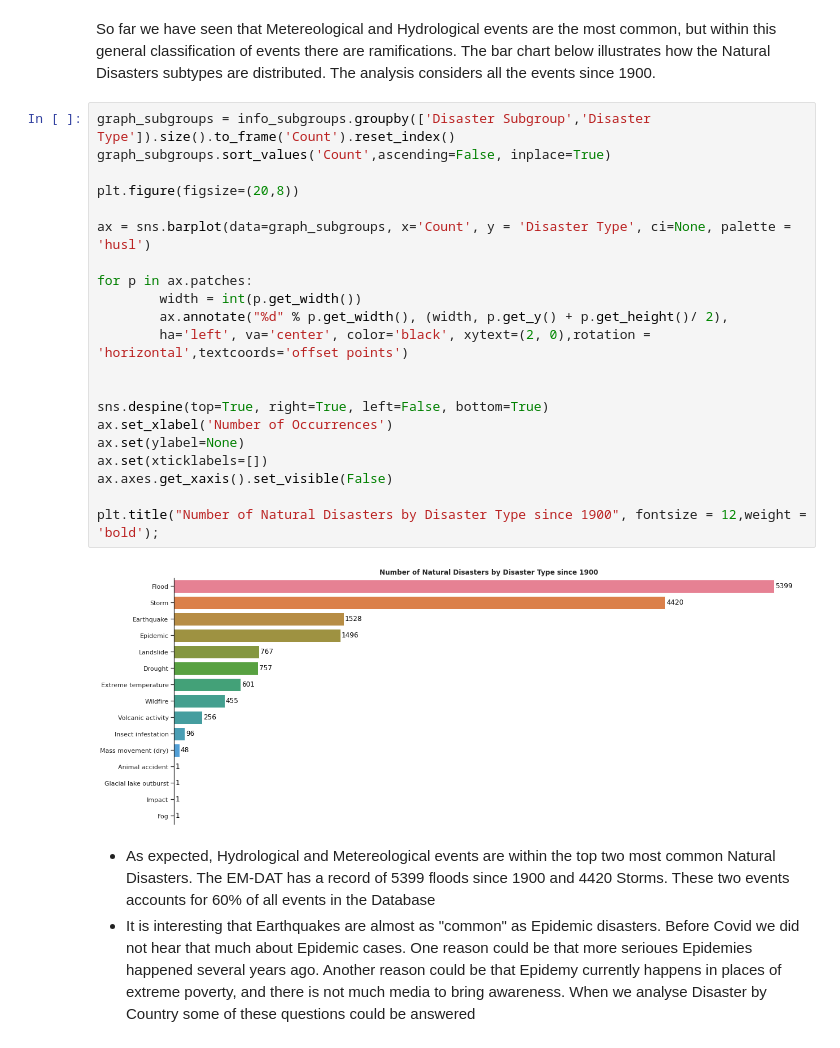
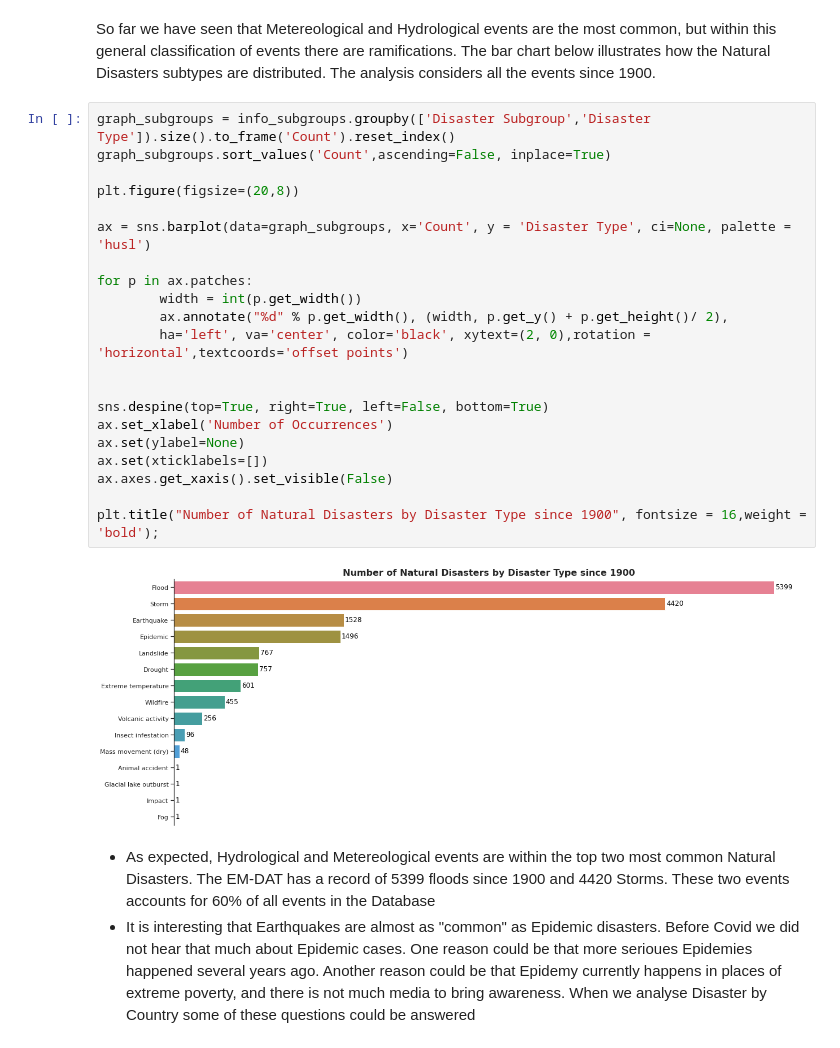
Before and after one commit to negrinij/EDA, a Jupyter notebook: EM-DAT/eda-natural-disasters.ipynb, the cells around one changed output. Cells and saved outputs as stored; diff of their text form.

```diff
--- a/EM-DAT/eda-natural-disasters.ipynb
+++ b/EM-DAT/eda-natural-disasters.ipynb
@@ -311,26 +327,26 @@ So far we have seen that Metereological and Hydrological events are the most com
 # %%
 graph_subgroups = info_subgroups.groupby(['Disaster Subgroup','Disaster Type']).size().to_frame('Count').reset_index()
 graph_subgroups.sort_values('Count',ascending=False, inplace=True)
 
 plt.figure(figsize=(20,8))
 
 ax = sns.barplot(data=graph_subgroups, x='Count', y = 'Disaster Type', ci=None, palette = 'husl')
 
 for p in ax.patches:
         width = int(p.get_width())
         ax.annotate("%d" % p.get_width(), (width, p.get_y() + p.get_height()/ 2),
         ha='left', va='center', color='black', xytext=(2, 0),rotation = 'horizontal',textcoords='offset points')
 
 
 sns.despine(top=True, right=True, left=False, bottom=True)
 ax.set_xlabel('Number of Occurrences')
 ax.set(ylabel=None)
 ax.set(xticklabels=[])
 ax.axes.get_xaxis().set_visible(False)
 
-plt.title("Number of Natural Disasters by Disaster Type since 1900", fontsize = 12,weight = 'bold');
+plt.title("Number of Natural Disasters by Disaster Type since 1900", fontsize = 16,weight = 'bold');
 # %% [output]
-[figure, old version]
+[figure, new version]
 # %% [markdown]
 * As expected, Hydrological and Metereological events are within the top two most common Natural Disasters. The EM-DAT has a record of 5399 floods since 1900 and 4420 Storms. These two events accounts for 60% of all events in the Database
 * It is interesting that Earthquakes are almost as "common" as Epidemic disasters. Before Covid we did not hear that much about Epidemic cases. One reason could be that more serioues Epidemies happened several years ago. Another reason could be that Epidemy currently happens in places of extreme poverty, and there is not much media to bring awareness. When we analyse Disaster by Country some of these questions could be answered
```
Also changed, not shown: parts of 18 cells of this notebook.
